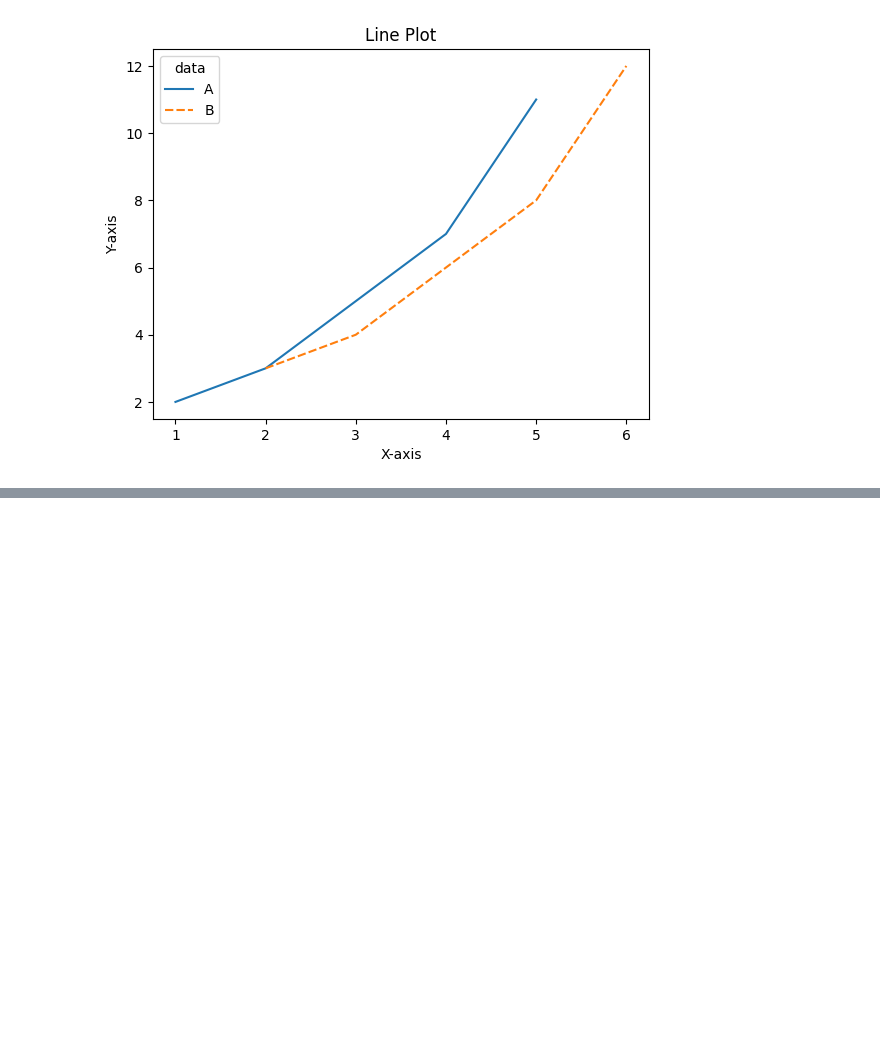
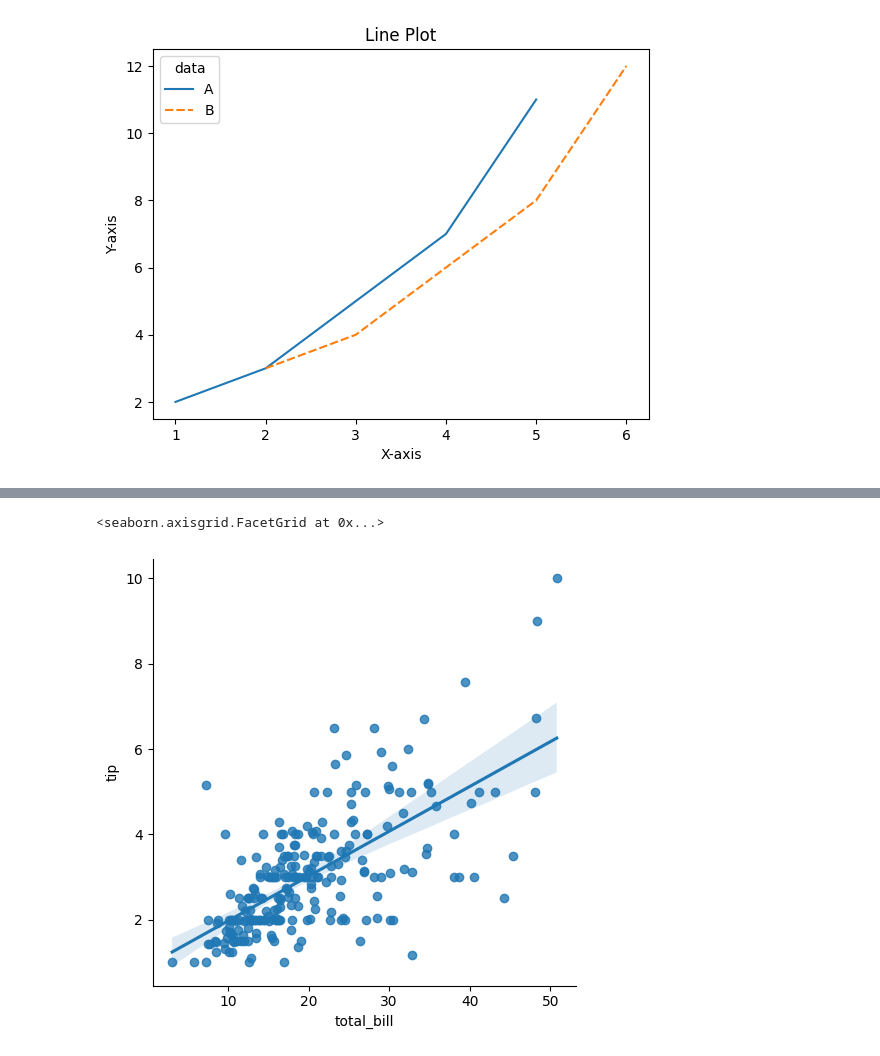
Before and after one commit to School-Related/Third-Year, a Jupyter notebook: Second Semester/Data Science for Cybersecurity/Programs/Assignment_2/assignment_2.ipynb, the cells around one changed output, grey strips where cells are left out. Cells and saved outputs as stored; diff of their text form; code cells hidden in the pictures; blank space fills up the shorter version.

```diff
--- a/Second Semester/Data Science for Cybersecurity/Programs/Assignment_2/assignment_2.ipynb
+++ b/Second Semester/Data Science for Cybersecurity/Programs/Assignment_2/assignment_2.ipynb
@@ -274,0 +290,4 @@ show(p)
+# %%
+
+# Step 2: Load the dataset
+df = sns.load_dataset("tips")
@@ -274,0 +329,6 @@ show(p)
+# %%
+# use lmplot from seaborn to plot the regression line
+sns.lmplot(x="total_bill", y="tip", data=df)
+# %% [output]
+<seaborn.axisgrid.FacetGrid at 0x...>
+[figure, added]
```
Also changed, not shown: parts of 8 cells of this notebook, 16 other files.
